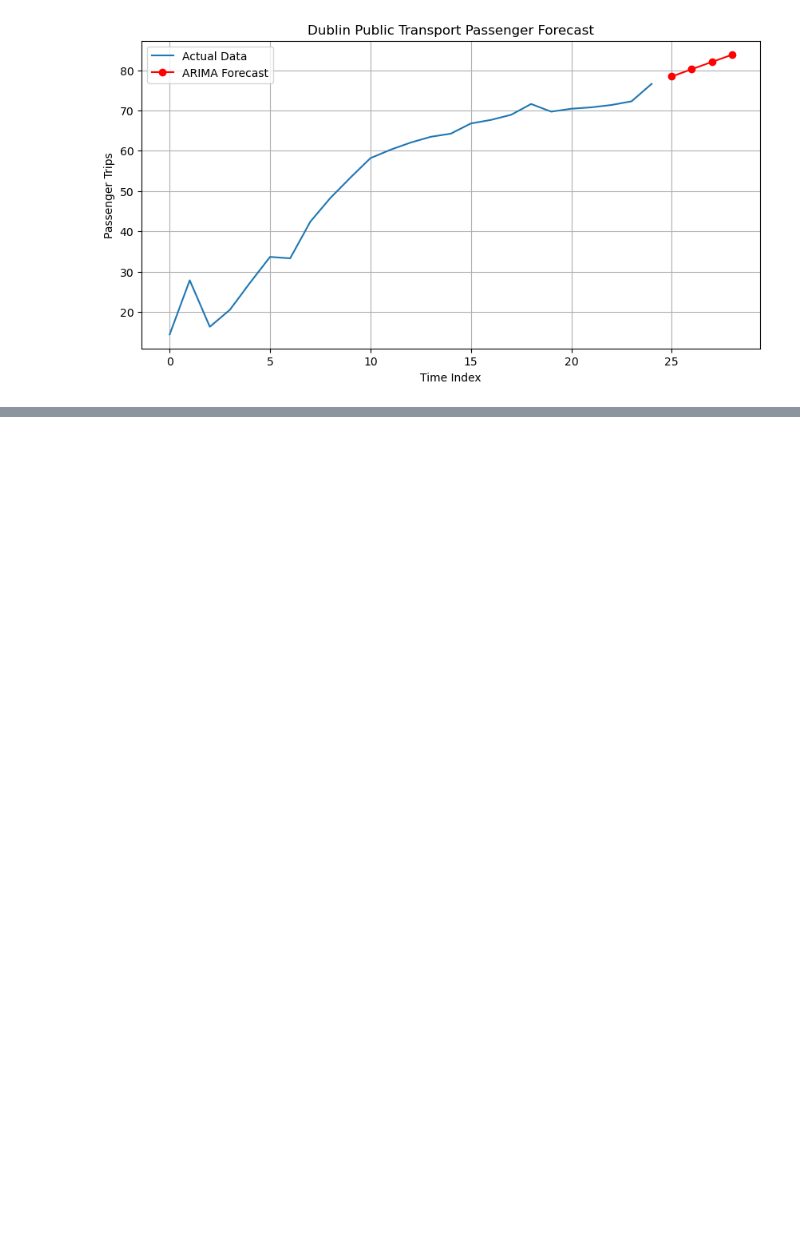
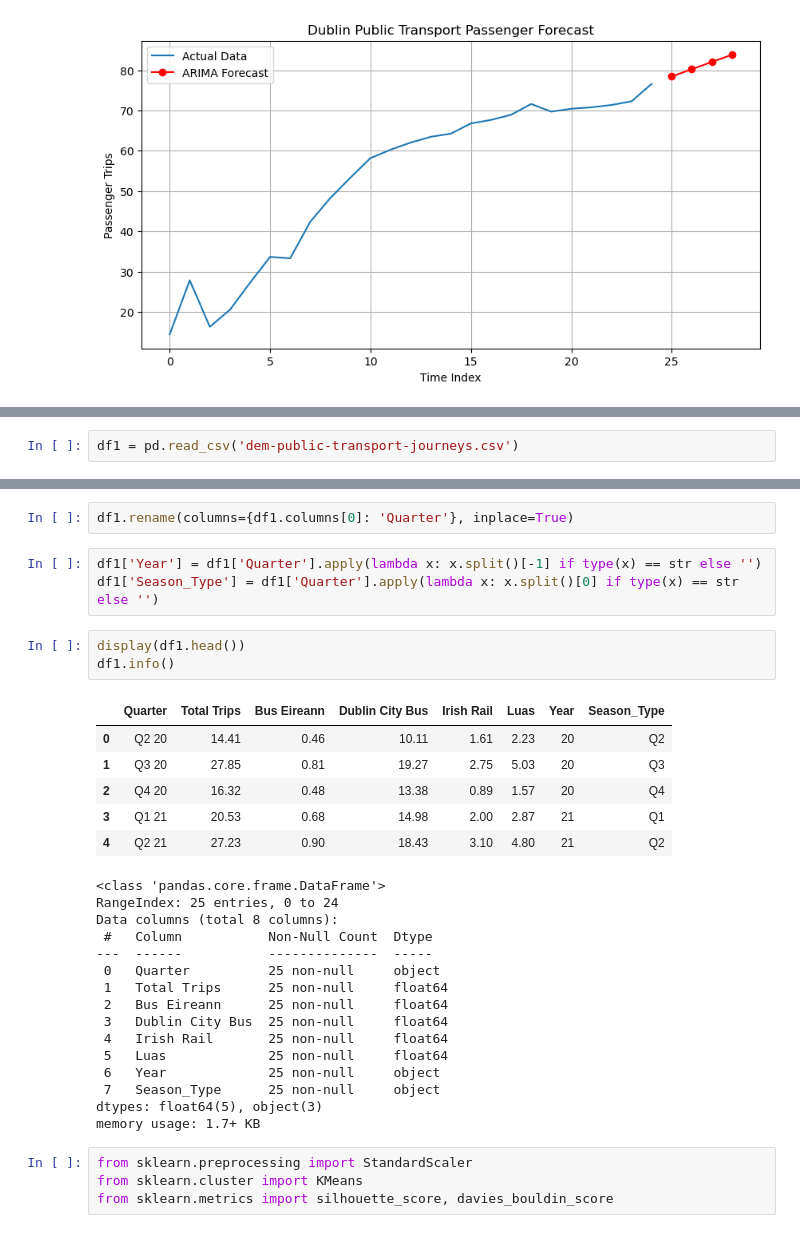
Before and after one commit to narantungalag-cct/CA1-2026022, a Jupyter notebook: notebook/CA1.ipynb, the cells around one changed output, grey strips where cells are left out. Drawn from its saved outputs; the diff is of its cells as text; blank space fills up the shorter version.

```diff
--- a/notebook/CA1.ipynb
+++ b/notebook/CA1.ipynb
@@ -92,0 +98,2 @@ plt.show()
+# %%
+df1 = pd.read_csv('dem-public-transport-journeys.csv')
@@ -92,0 +127,34 @@ plt.show()
+# %%
+df1.rename(columns={df1.columns[0]: 'Quarter'}, inplace=True)
+# %%
+df1['Year'] = df1['Quarter'].apply(lambda x: x.split()[-1] if type(x) == str else '')
+df1['Season_Type'] = df1['Quarter'].apply(lambda x: x.split()[0] if type(x) == str else '')
+# %%
+display(df1.head())
+df1.info()
+# %% [output]
+|  | Quarter | Total Trips | Bus Eireann | Dublin City Bus | Irish Rail | Luas | Year | Season_Type |
+| 0 | Q2 20 | 14.41 | 0.46 | 10.11 | 1.61 | 2.23 | 20 | Q2 |
+| 1 | Q3 20 | 27.85 | 0.81 | 19.27 | 2.75 | 5.03 | 20 | Q3 |
+| 2 | Q4 20 | 16.32 | 0.48 | 13.38 | 0.89 | 1.57 | 20 | Q4 |
+| 3 | Q1 21 | 20.53 | 0.68 | 14.98 | 2.00 | 2.87 | 21 | Q1 |
+| 4 | Q2 21 | 27.23 | 0.90 | 18.43 | 3.10 | 4.80 | 21 | Q2 |
+<class 'pandas.core.frame.DataFrame'>
+RangeIndex: 25 entries, 0 to 24
+Data columns (total 8 columns):
+ #   Column           Non-Null Count  Dtype
+---  ------           --------------  -----
+ 0   Quarter          25 non-null     object
+ 1   Total Trips      25 non-null     float64
+ 2   Bus Eireann      25 non-null     float64
+ 3   Dublin City Bus  25 non-null     float64
+ 4   Irish Rail       25 non-null     float64
+ 5   Luas             25 non-null     float64
+ 6   Year             25 non-null     object
+ 7   Season_Type      25 non-null     object
+dtypes: float64(5), object(3)
+memory usage: 1.7+ KB
+# %%
+from sklearn.preprocessing import StandardScaler
+from sklearn.cluster import KMeans
+from sklearn.metrics import silhouette_score, davies_bouldin_score
```
Also changed, not shown: parts of 14 cells of this notebook.
